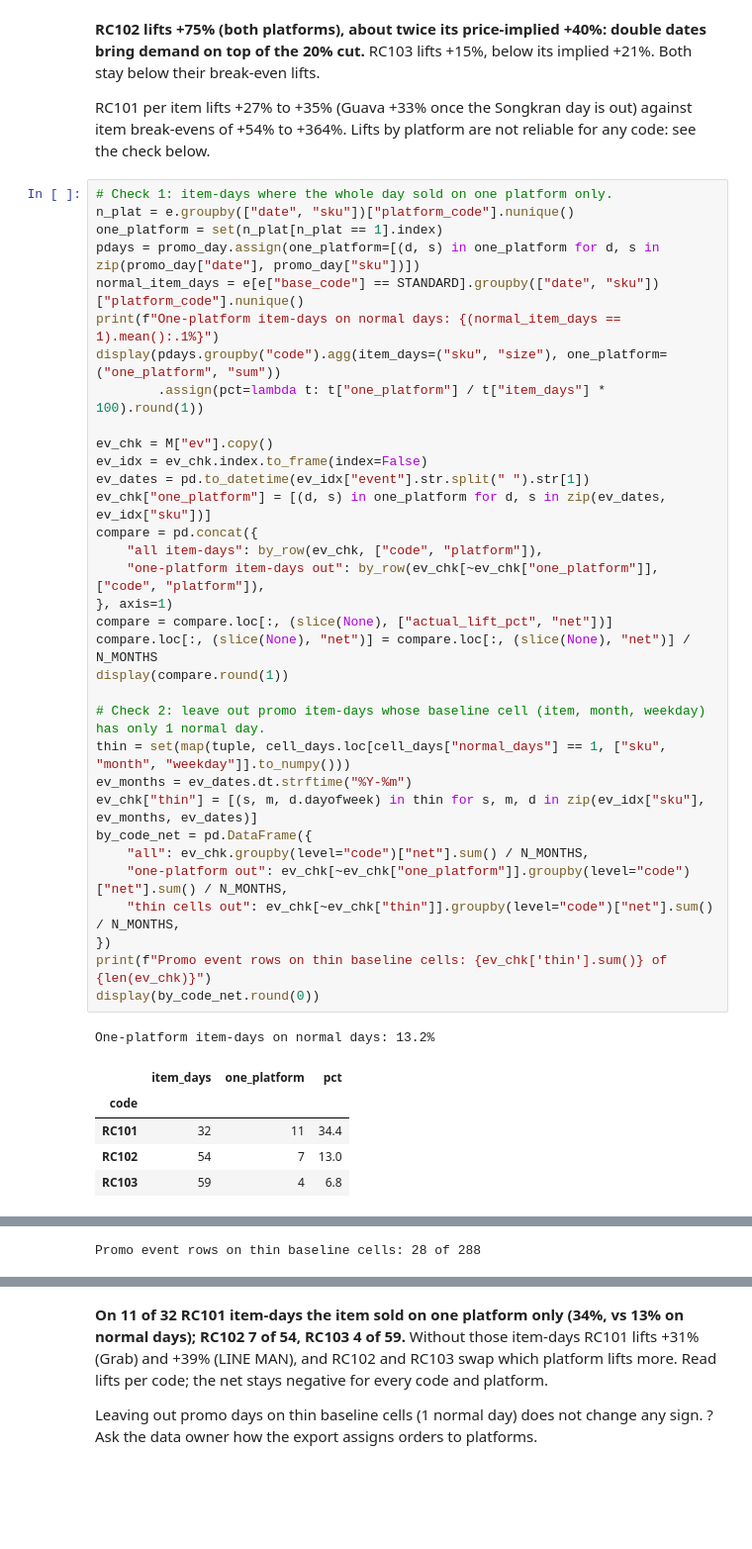
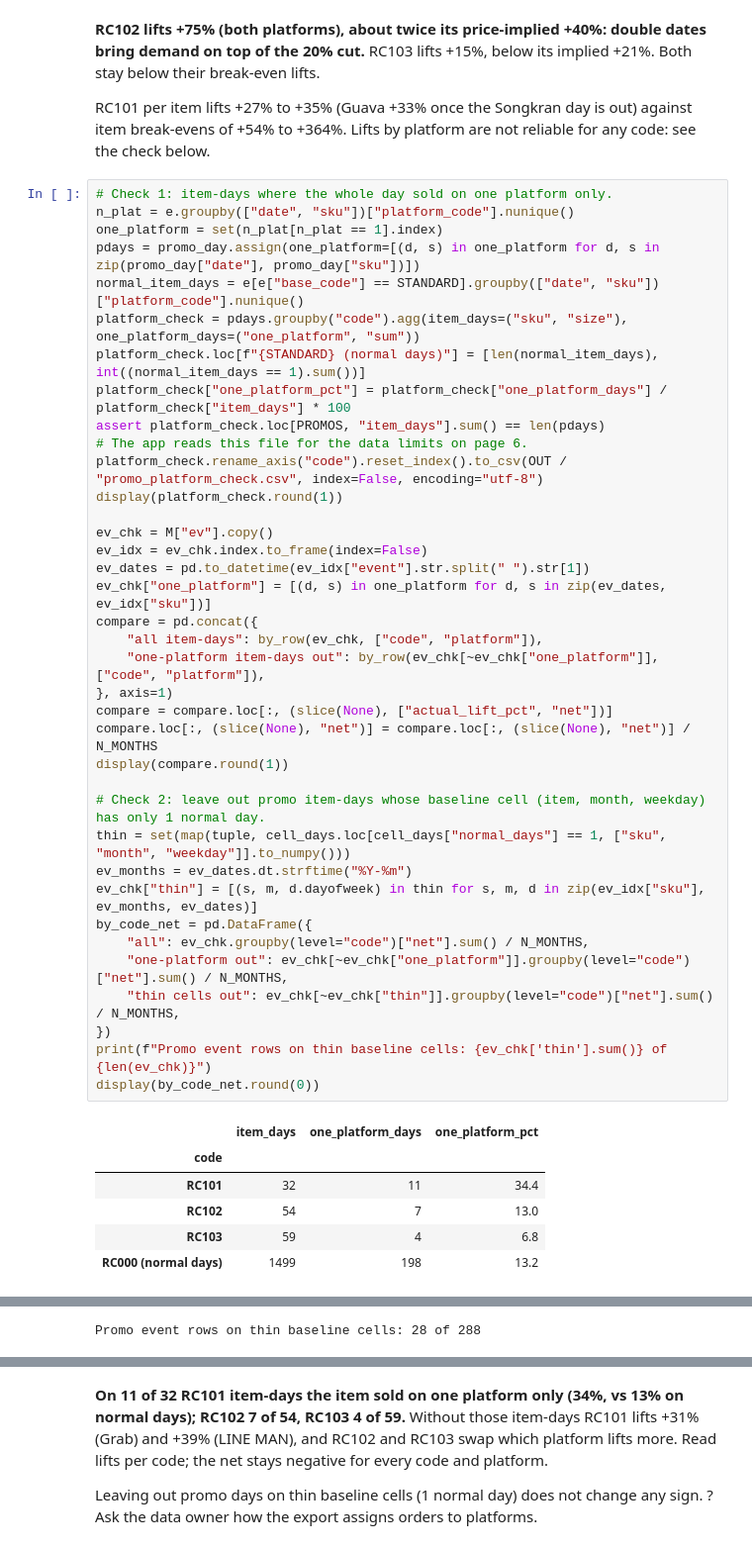
Before and after one commit to belseris/fruitblend24-case-study, a Jupyter notebook: notebooks/03_promotions.ipynb, the cells around one changed output, grey strips where cells are left out. Shown at 99% size. Saved outputs shown, nothing was run; the diff lists cells and outputs as text; blank space fills up the shorter version.

Commit message:
Checkpoint before app redesign

```diff
--- a/notebooks/03_promotions.ipynb
+++ b/notebooks/03_promotions.ipynb
@@ -506,42 +506,46 @@ RC101 per item lifts +27% to +35% (Guava +33% once the Songkran day is out) agai
 # Check 1: item-days where the whole day sold on one platform only.
 n_plat = e.groupby(["date", "sku"])["platform_code"].nunique()
 one_platform = set(n_plat[n_plat == 1].index)
 pdays = promo_day.assign(one_platform=[(d, s) in one_platform for d, s in zip(promo_day["date"], promo_day["sku"])])
 normal_item_days = e[e["base_code"] == STANDARD].groupby(["date", "sku"])["platform_code"].nunique()
-print(f"One-platform item-days on normal days: {(normal_item_days == 1).mean():.1%}")
-display(pdays.groupby("code").agg(item_days=("sku", "size"), one_platform=("one_platform", "sum"))
-        .assign(pct=lambda t: t["one_platform"] / t["item_days"] * 100).round(1))
+platform_check = pdays.groupby("code").agg(item_days=("sku", "size"), one_platform_days=("one_platform", "sum"))
+platform_check.loc[f"{STANDARD} (normal days)"] = [len(normal_item_days), int((normal_item_days == 1).sum())]
+platform_check["one_platform_pct"] = platform_check["one_platform_days"] / platform_check["item_days"] * 100
+assert platform_check.loc[PROMOS, "item_days"].sum() == len(pdays)
+# The app reads this file for the data limits on page 6.
+platform_check.rename_axis("code").reset_index().to_csv(OUT / "promo_platform_check.csv", index=False, encoding="utf-8")
+display(platform_check.round(1))
 
 ev_chk = M["ev"].copy()
 ev_idx = ev_chk.index.to_frame(index=False)
 ev_dates = pd.to_datetime(ev_idx["event"].str.split(" ").str[1])
 ev_chk["one_platform"] = [(d, s) in one_platform for d, s in zip(ev_dates, ev_idx["sku"])]
 compare = pd.concat({
     "all item-days": by_row(ev_chk, ["code", "platform"]),
     "one-platform item-days out": by_row(ev_chk[~ev_chk["one_platform"]], ["code", "platform"]),
 }, axis=1)
 compare = compare.loc[:, (slice(None), ["actual_lift_pct", "net"])]
 compare.loc[:, (slice(None), "net")] = compare.loc[:, (slice(None), "net")] / N_MONTHS
 display(compare.round(1))
 
 # Check 2: leave out promo item-days whose baseline cell (item, month, weekday) has only 1 normal day.
 thin = set(map(tuple, cell_days.loc[cell_days["normal_days"] == 1, ["sku", "month", "weekday"]].to_numpy()))
 ev_months = ev_dates.dt.strftime("%Y-%m")
 ev_chk["thin"] = [(s, m, d.dayofweek) in thin for s, m, d in zip(ev_idx["sku"], ev_months, ev_dates)]
 by_code_net = pd.DataFrame({
     "all": ev_chk.groupby(level="code")["net"].sum() / N_MONTHS,
     "one-platform out": ev_chk[~ev_chk["one_platform"]].groupby(level="code")["net"].sum() / N_MONTHS,
     "thin cells out": ev_chk[~ev_chk["thin"]].groupby(level="code")["net"].sum() / N_MONTHS,
 })
 print(f"Promo event rows on thin baseline cells: {ev_chk['thin'].sum()} of {len(ev_chk)}")
 display(by_code_net.round(0))
 # %% [output]
-One-platform item-days on normal days: 13.2%
-|  | item_days | one_platform | pct |
+|  | item_days | one_platform_days | one_platform_pct |
 | code |  |  |  |
 | RC101 | 32 | 11 | 34.4 |
 | RC102 | 54 | 7 | 13.0 |
 | RC103 | 59 | 4 | 6.8 |
+| RC000 (normal days) | 1499 | 198 | 13.2 |
 |  |  | all item-days | one-platform item-days out | all item-days | one-platform item-days out |
 |  |  | actual_lift_pct | actual_lift_pct | net | net |
 | code | platform |  |  |  |  |
@@ -551,7 +555,7 @@ One-platform item-days on normal days: 13.2%
 |  | LINE MAN | 82.6 | 70.9 | -3970.6 | -4051.9 |
 | RC103 | Grab | 7.6 | 17.3 | -3176.5 | -2248.5 |
 |  | LINE MAN | 21.0 | 13.1 | -1531.7 | -1950.8 |
-Promo event rows on thin baseline cells: 28 of 288
+Promo event rows on thin baseline cells: 28 of 288
 |  | all | one-platform out | thin cells out |
 | code |  |  |  |
 | RC101 | -3615.0 | -2500.0 | -2750.0 |
```
Also changed, not shown: 14 other files.
